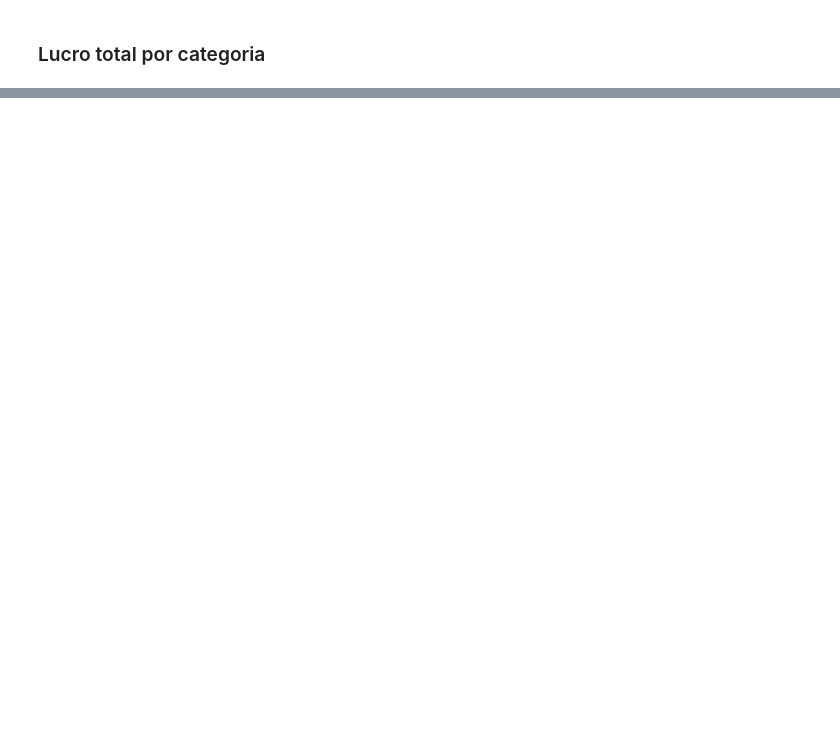
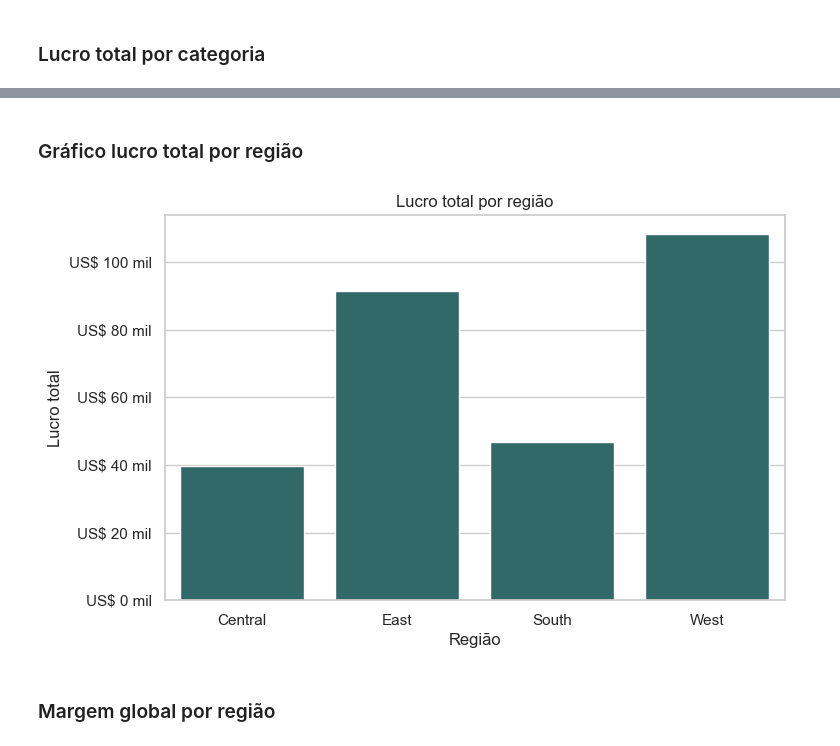
Before and after one commit to Mattanatecn/projetoanalisevendas-SAMPLE-SUPERSTORE, a Jupyter notebook: notebooks/visualizacoes.ipynb, the cells around one changed output, grey strips where cells are left out. Cells and saved outputs as stored; diff of their text form; code cells hidden in the pictures; blank space fills up the shorter version.

```diff
--- a/notebooks/visualizacoes.ipynb
+++ b/notebooks/visualizacoes.ipynb
@@ -81,0 +171,31 @@ plt.show()
+# %%
+lucro_total_regiao=(
+    df.groupby('Region')['Profit']
+    .sum()
+    .reset_index()
+)
+# %% [markdown]
+### Gráfico lucro total por região
+# %%
+plt.figure(figsize=(8, 5))
+
+ax=sns.barplot(
+    data=lucro_total_regiao,
+    x='Region',
+    y='Profit',
+    color=COR_PRINCIPAL
+)
+
+ax.yaxis.set_major_formatter(
+    FuncFormatter(lambda valor, _: f'US$ {valor / 1000:.0f} mil')
+)
+
+
+plt.title('Lucro total por região')
+plt.ylabel('Lucro total')
+plt.xlabel('Região')
+plt.show()
+# %% [output]
+[figure, added]
+# %% [markdown]
+### Margem global por região
```
Also changed, not shown: parts of 25 cells of this notebook, 1 other file.
